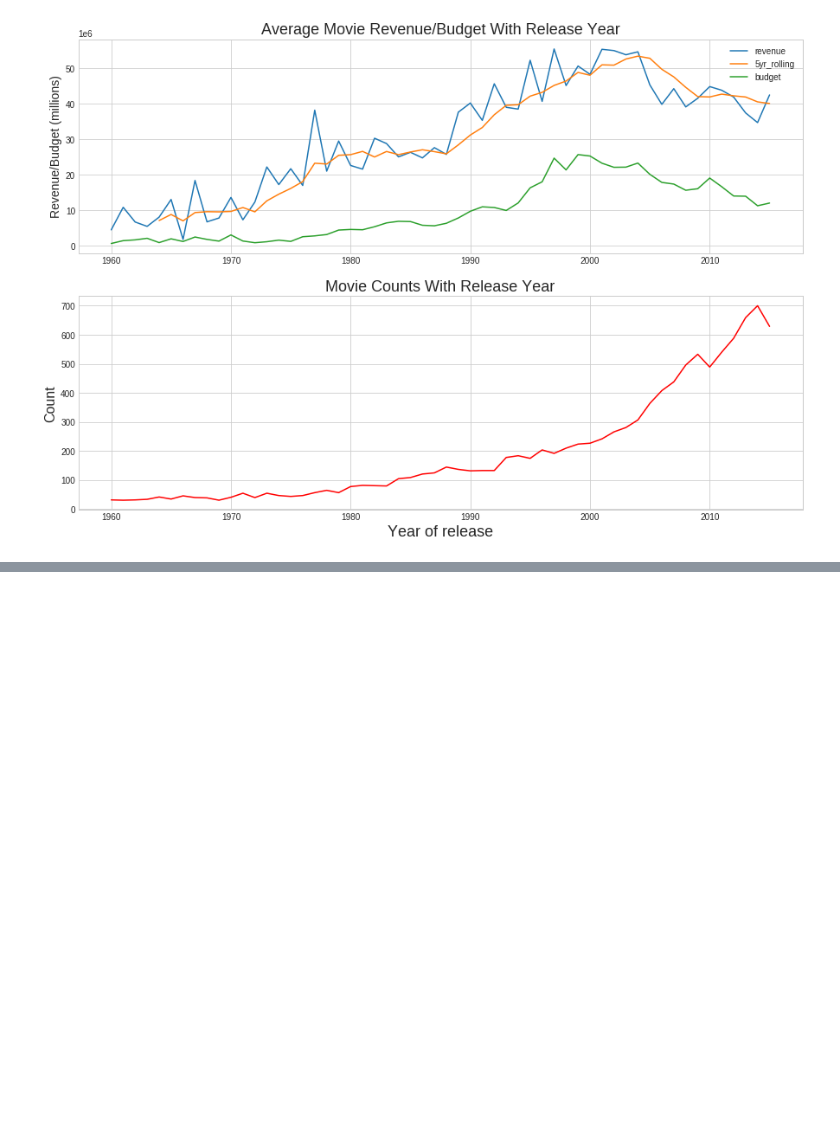
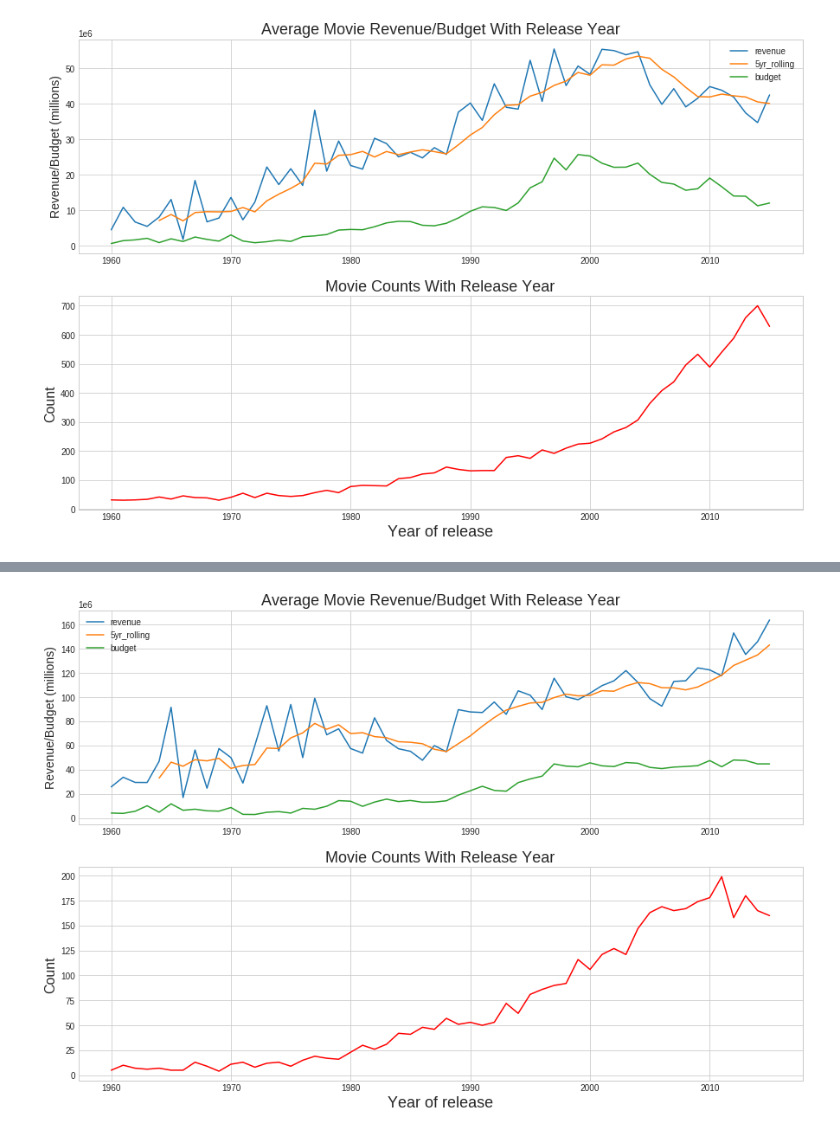
Before and after one commit to matt-fielding8/Investigate-Movie-Dataset, a Jupyter notebook: jnotebooks/Investigate a Dataset - Movie.ipynb, the cells around one changed output, grey strips where cells are left out. Cells and saved outputs as stored; diff of their text form; code cells hidden in the pictures; blank space fills up the shorter version.

```diff
--- a/jnotebooks/Investigate a Dataset - Movie.ipynb
+++ b/jnotebooks/Investigate a Dataset - Movie.ipynb
@@ -205,0 +223,36 @@ plt.scatter(x=budget, y=revenue)
+# %%
+df_clean = df.query('budget != 0 and revenue != 0')
+df_clean.describe()
+rev_year = df_clean.groupby('release_year')['revenue'].mean()
+mv_av = rev_year.rolling(5).mean()
+mv_av.dropna(inplace=True)
+counts = df_clean.groupby('release_year')['revenue'].count()
+av_budg = df_clean.groupby('release_year')['budget'].mean()
+# %%
+fig = plt.subplots(1,3, figsize=(15,10), sharex=True)
+# plt.subplots_adjust(hspace=0.3)
+
+plt.figure(1)
+plt.subplot(211)
+plt.plot(rev_year)
+plt.plot(mv_av)
+plt.plot(av_budg)
+plt.title("Average Movie Revenue/Budget With Release Year", fontsize=18)
+# plt.xlabel("Year of release", fontsize=14)
+plt.ylabel("Revenue/Budget (millions)", fontsize=14)
+plt.ticklabel_format(axis='y', style='sci', scilimits=(6,6))
+leg_labels = ['revenue', '5yr_rolling', 'budget']
+plt.legend(leg_labels, loc=0);
+
+plt.figure(1)
+plt.subplot(212)
+plt.plot(counts, 'r')
+plt.title("Movie Counts With Release Year", fontsize=18)
+plt.xlabel("Year of release", fontsize=18)
+plt.ylabel("Count", fontsize=16)
+
+
+
+plt.show()
+# %% [output]
+[figure, added]
```
Also changed, not shown: parts of 20 cells of this notebook.
